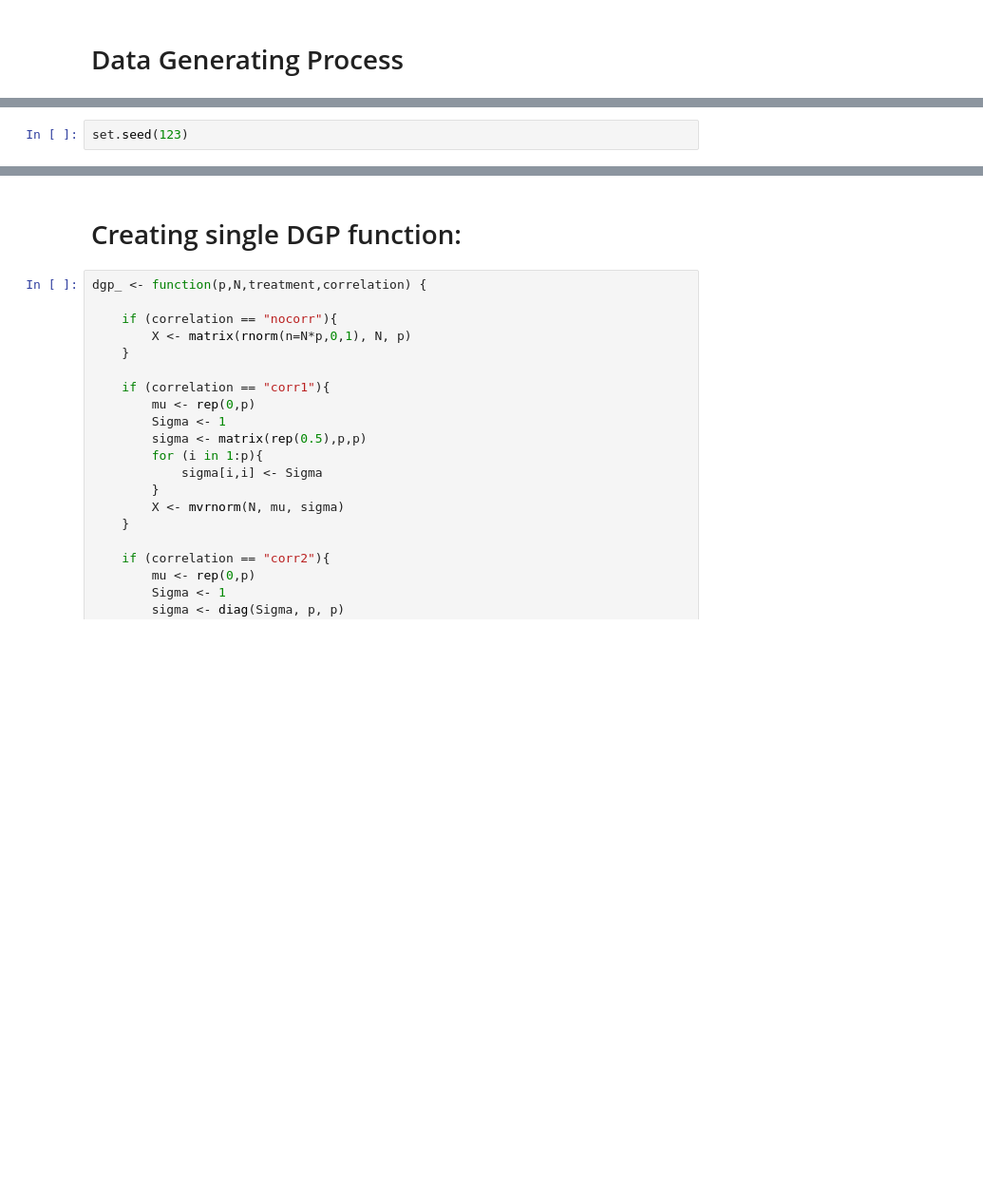
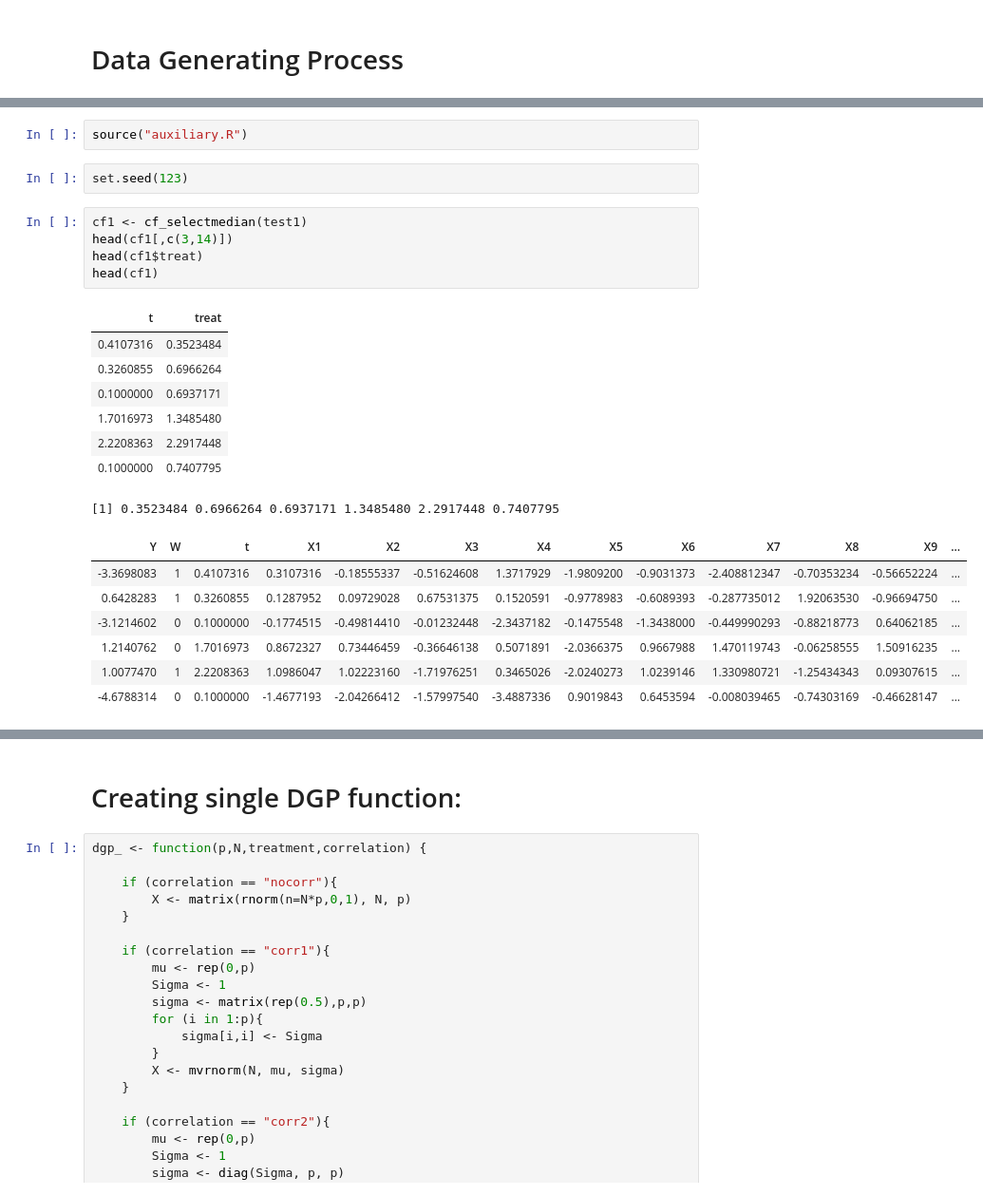
Before and after one commit to tihaup/Project-CompStats, a Jupyter notebook: First Simulations.ipynb, the cells around one changed output, grey strips where cells are left out. Shown at 95% size. Cells and saved outputs as stored; diff of their text form; blank space fills up the shorter version.

```diff
--- a/First Simulations.ipynb
+++ b/First Simulations.ipynb
@@ -9,2 +6,25 @@ Warning message:
+# %%
+source("auxiliary.R")
 # %%
 set.seed(123)
+# %%
+cf1 <- cf_selectmedian(test1)
+head(cf1[,c(3,14)])
+head(cf1$treat)
+head(cf1)
+# %% [output]
+| t | treat |
+| 0.4107316 | 0.3523484 |
+| 0.3260855 | 0.6966264 |
+| 0.1000000 | 0.6937171 |
+| 1.7016973 | 1.3485480 |
+| 2.2208363 | 2.2917448 |
+| 0.1000000 | 0.7407795 |
+[1] 0.3523484 0.6966264 0.6937171 1.3485480 2.2917448 0.7407795
+| Y | W | t | X1 | X2 | X3 | X4 | X5 | X6 | X7 | X8 | X9 | ... |
+| -3.3698083 | 1 | 0.4107316 | 0.3107316 | -0.18555337 | -0.51624608 | 1.3717929 | -1.9809200 | -0.9031373 | -2.408812347 | -0.70353234 | -0.56652224 | ... |
+| 0.6428283 | 1 | 0.3260855 | 0.1287952 | 0.09729028 | 0.67531375 | 0.1520591 | -0.9778983 | -0.6089393 | -0.287735012 | 1.92063530 | -0.96694750 | ... |
+| -3.1214602 | 0 | 0.1000000 | -0.1774515 | -0.49814410 | -0.01232448 | -2.3437182 | -0.1475548 | -1.3438000 | -0.449990293 | -0.88218773 | 0.64062185 | ... |
+| 1.2140762 | 0 | 1.7016973 | 0.8672327 | 0.73446459 | -0.36646138 | 0.5071891 | -2.0366375 | 0.9667988 | 1.470119743 | -0.06258555 | 1.50916235 | ... |
+| 1.0077470 | 1 | 2.2208363 | 1.0986047 | 1.02223160 | -1.71976251 | 0.3465026 | -2.0240273 | 1.0239146 | 1.330980721 | -1.25434343 | 0.09307615 | ... |
+| -4.6788314 | 0 | 0.1000000 | -1.4677193 | -2.04266412 | -1.57997540 | -3.4887336 | 0.9019843 | 0.6453594 | -0.008039465 | -0.74303169 | -0.46628147 | ... |
```
Also changed, not shown: parts of 4 cells of this notebook, 2 other files.
